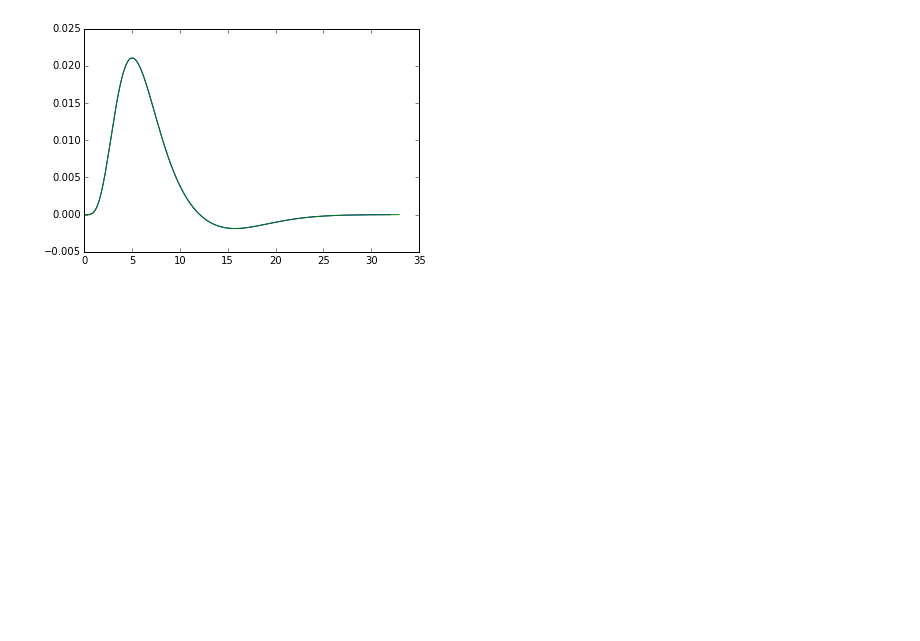
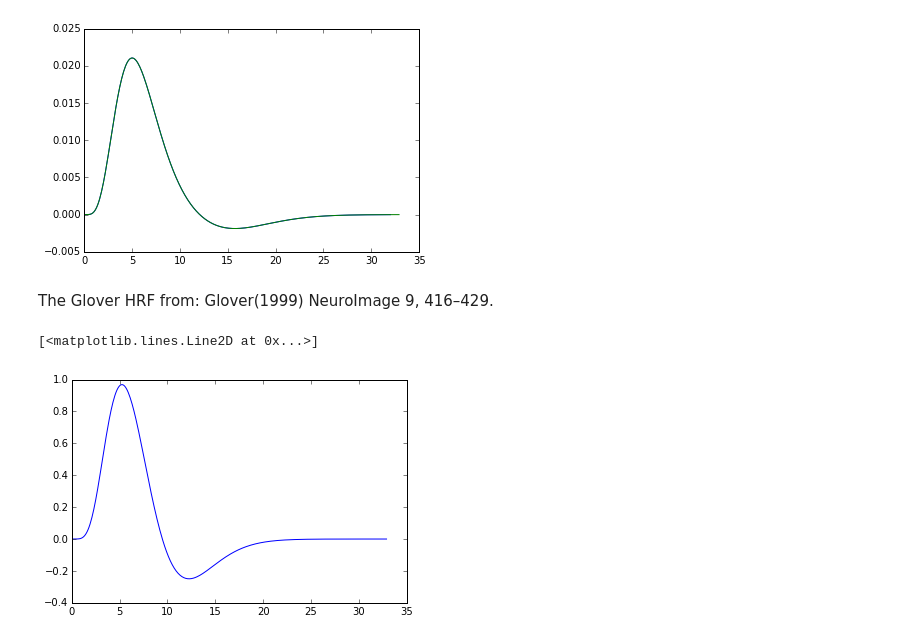
Before and after one commit to matthew-brett/pna2015, a Jupyter notebook: day5/spm_hrf.ipynb, the cells around one changed output. Cells and saved outputs as stored; diff of their text form; code cells hidden in the pictures; blank space fills up the shorter version.

```diff
--- a/day5/spm_hrf.ipynb
+++ b/day5/spm_hrf.ipynb
@@ -40,3 +40,19 @@ plt.plot(t[:n_spm], hrf_from_spm, t, spm_hrf(t))
 [<matplotlib.lines.Line2D at 0x...>,
  <matplotlib.lines.Line2D at 0x...>]
 [figure]
+# %% [markdown]
+The Glover HRF from: Glover(1999) NeuroImage 9, 416–429.
+# %%
+n1, t1, n2, t2, a2 = (6.0, 0.9, 12, 0.9, 0.35)
+# %%
+def glover_hrf(t):
+    component1 = t**n1 * np.exp(-t / t1)
+    component2 = t**n2 * np.exp(-t / t2)
+    c1 = 1 / np.max(component1)
+    c2 = 1 / np.max(component2)
+    return c1 * component1 - c2 * a2 * component2
+# %%
+plt.plot(t, glover_hrf(t))
+# %% [output]
+[<matplotlib.lines.Line2D at 0x...>]
+[figure, added]
```
Also changed, not shown: parts of 3 cells of this notebook, 1 other file.
